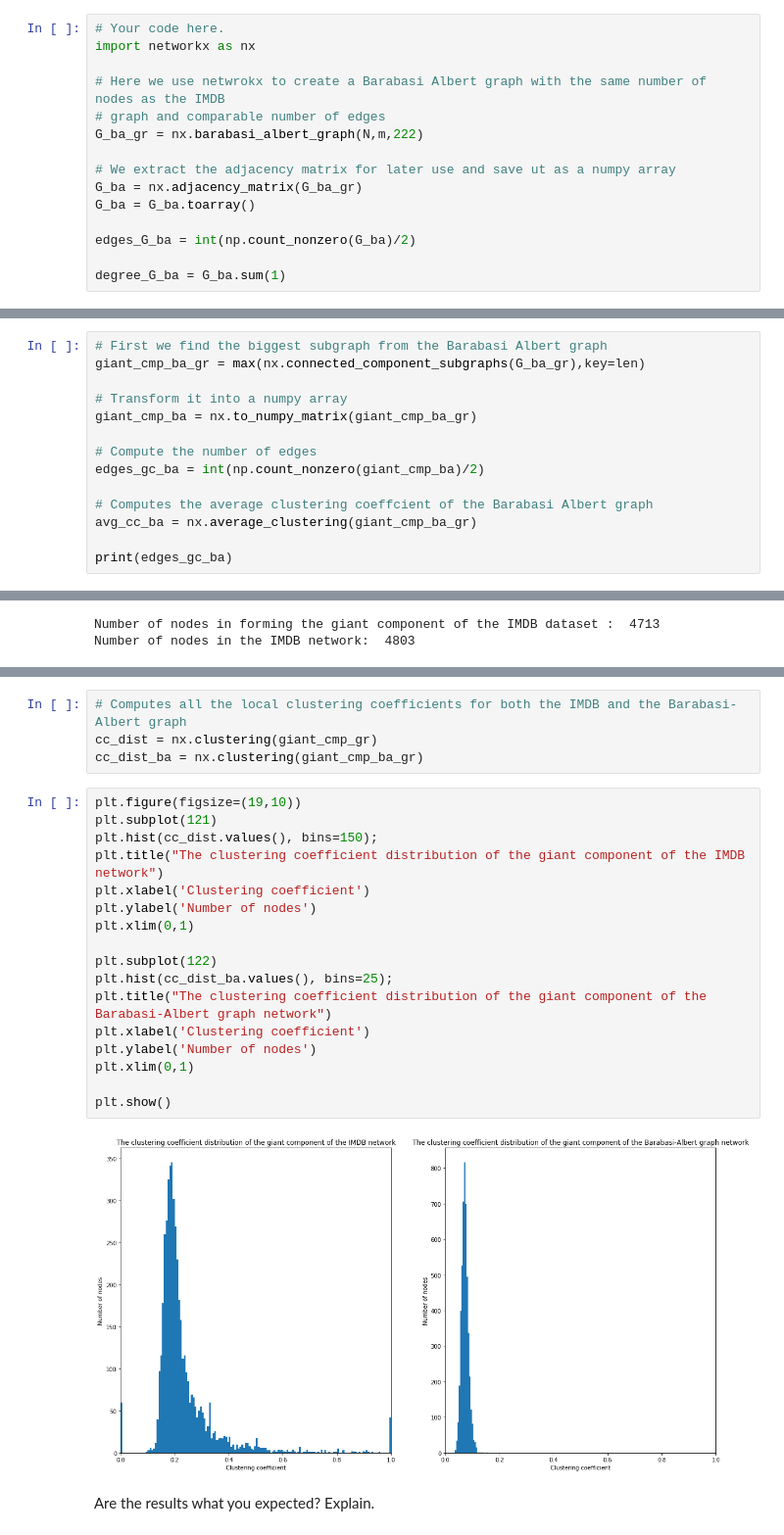
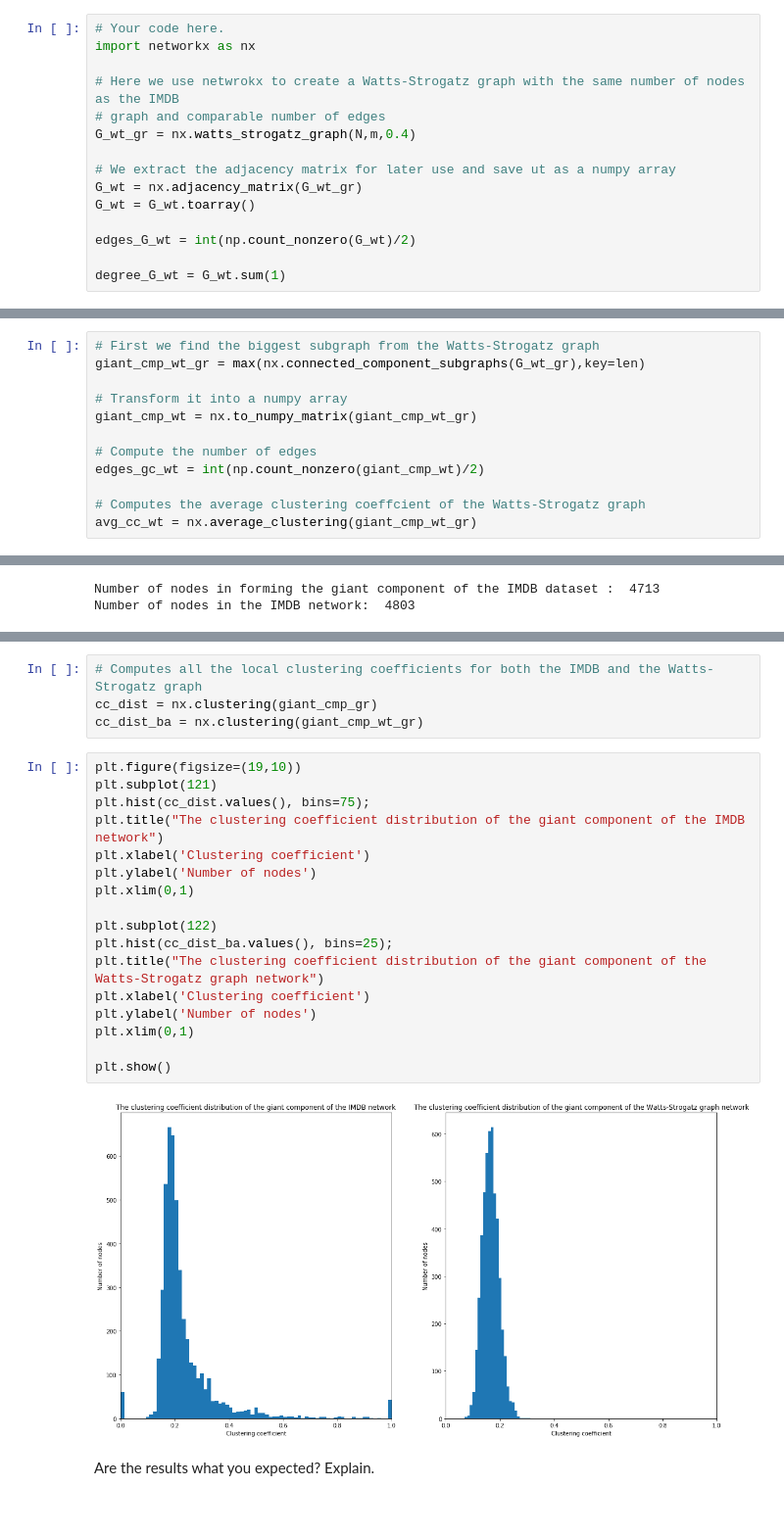
Before and after one commit to illorens/NTDS, a Jupyter notebook: 2_network_models.ipynb, the cells around one changed output, grey strips where cells are left out. Shown: that part at 98% size. Saved outputs shown, nothing was run; the diff lists cells and outputs as text.

Commit message:
Part2 with watts-strogatz

```diff
--- a/2_network_models.ipynb
+++ b/2_network_models.ipynb
@@ -420,17 +420,17 @@ Create a random graph from that model, such that the number of nodes is the same
 # Your code here.
 import networkx as nx
 
-# Here we use netwrokx to create a Barabasi Albert graph with the same number of nodes as the IMDB
+# Here we use netwrokx to create a Watts-Strogatz graph with the same number of nodes as the IMDB
 # graph and comparable number of edges
-G_ba_gr = nx.barabasi_albert_graph(N,m,222)
+G_wt_gr = nx.watts_strogatz_graph(N,m,0.4)
 
 # We extract the adjacency matrix for later use and save ut as a numpy array
-G_ba = nx.adjacency_matrix(G_ba_gr)
-G_ba = G_ba.toarray()
+G_wt = nx.adjacency_matrix(G_wt_gr)
+G_wt = G_wt.toarray()
 
-edges_G_ba = int(np.count_nonzero(G_ba)/2)
+edges_G_wt = int(np.count_nonzero(G_wt)/2)
 
-degree_G_ba = G_ba.sum(1)
+degree_G_wt = G_wt.sum(1)
 # %% [markdown]
 ### Question 13
 
@@ -458,14 +438,12 @@ plt.show()
 # %%
-# First we find the biggest subgraph from the Barabasi Albert graph
-giant_cmp_ba_gr = max(nx.connected_component_subgraphs(G_ba_gr),key=len)
+# First we find the biggest subgraph from the Watts-Strogatz graph
+giant_cmp_wt_gr = max(nx.connected_component_subgraphs(G_wt_gr),key=len)
 
 # Transform it into a numpy array
-giant_cmp_ba = nx.to_numpy_matrix(giant_cmp_ba_gr)
+giant_cmp_wt = nx.to_numpy_matrix(giant_cmp_wt_gr)
 
 # Compute the number of edges
-edges_gc_ba = int(np.count_nonzero(giant_cmp_ba)/2)
+edges_gc_wt = int(np.count_nonzero(giant_cmp_wt)/2)
 
-# Computes the average clustering coeffcient of the Barabasi Albert graph
-avg_cc_ba = nx.average_clustering(giant_cmp_ba_gr)
-
-print(edges_gc_ba)
+# Computes the average clustering coeffcient of the Watts-Strogatz graph
+avg_cc_wt = nx.average_clustering(giant_cmp_wt_gr)
@@ -509,25 +495,25 @@ Number of nodes in the IMDB network:  4803
 # %%
-# Computes all the local clustering coefficients for both the IMDB and the Barabasi-Albert graph
+# Computes all the local clustering coefficients for both the IMDB and the Watts-Strogatz graph
 cc_dist = nx.clustering(giant_cmp_gr)
-cc_dist_ba = nx.clustering(giant_cmp_ba_gr)
+cc_dist_ba = nx.clustering(giant_cmp_wt_gr)
 # %%
 plt.figure(figsize=(19,10))
 plt.subplot(121)
-plt.hist(cc_dist.values(), bins=150);
+plt.hist(cc_dist.values(), bins=75);
 plt.title("The clustering coefficient distribution of the giant component of the IMDB network")
 plt.xlabel('Clustering coefficient')
 plt.ylabel('Number of nodes')
 plt.xlim(0,1)
 
 plt.subplot(122)
 plt.hist(cc_dist_ba.values(), bins=25);
-plt.title("The clustering coefficient distribution of the giant component of the Barabasi-Albert graph network")
+plt.title("The clustering coefficient distribution of the giant component of the Watts-Strogatz graph network")
 plt.xlabel('Clustering coefficient')
 plt.ylabel('Number of nodes')
 plt.xlim(0,1)
 
 plt.show()
 # %% [output]
-[figure, old version]
+[figure, new version]
 # %% [markdown]
 Are the results what you expected? Explain.
```
Also changed, not shown: parts of 16 cells of this notebook.
